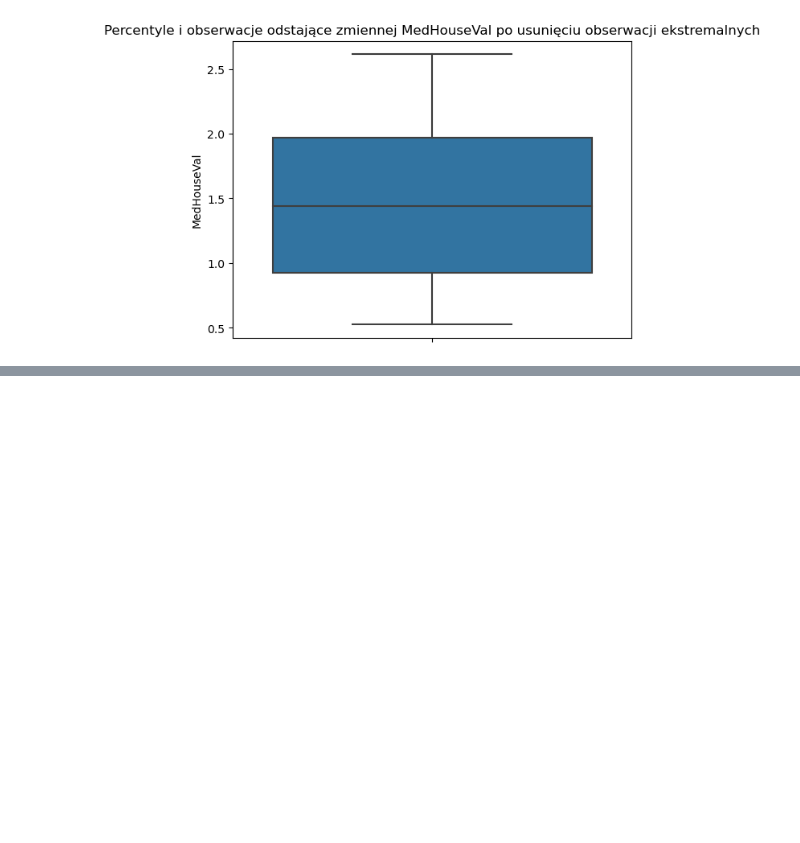
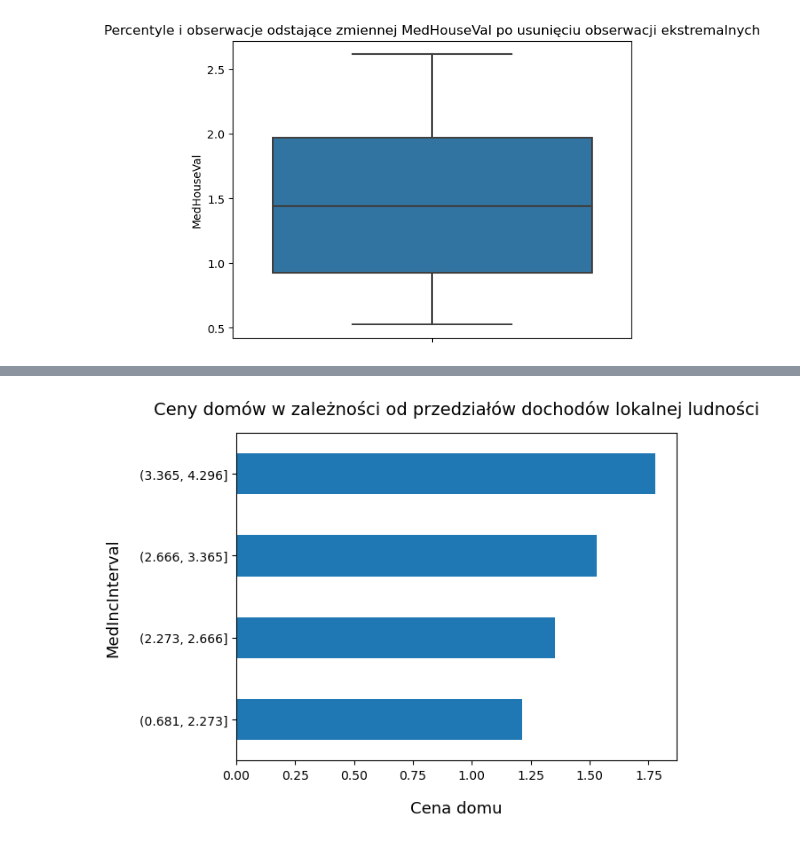
Before and after one commit to KCristopher/zaaw_tech_ml_ai, a Jupyter notebook: L1L2.ipynb, the cells around one changed output, grey strips where cells are left out. Saved outputs shown, nothing was run; the diff lists cells and outputs as text; code cells hidden in the pictures; blank space fills up the shorter version.

```diff
--- a/L1L2.ipynb
+++ b/L1L2.ipynb
@@ -490,0 +494,3 @@ trainset.corr().round(2)
+# %%
+trainset['MedIncInterval'] = pd.qcut( trainset['MedInc'], q = 4).astype(str)
+trainset.head()
@@ -490,0 +504,8 @@ trainset.corr().round(2)
+# %%
+trainset.groupby('MedIncInterval')['MedHouseVal'].mean().plot.barh()
+plt.title('Ceny domów w zależności od przedziałów dochodów lokalnej ludności', pad = 15, fontsize = 14)
+plt.ylabel('MedIncInterval', labelpad = 15, fontsize = 13)
+plt.xlabel('Cena domu', labelpad = 15, fontsize = 13)
+plt.show()
+# %% [output]
+[figure, added]
```
Also changed, not shown: parts of 31 cells of this notebook.
